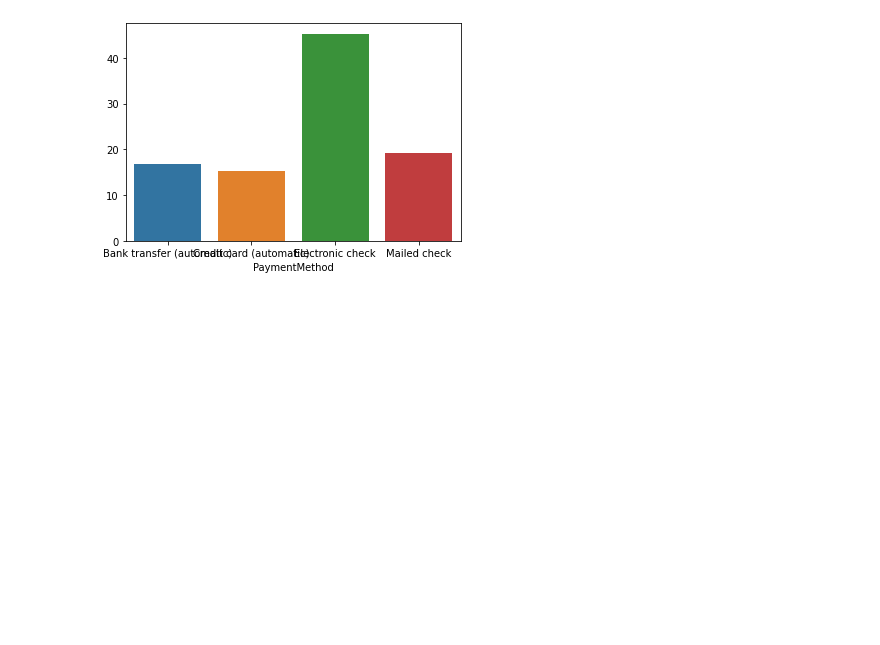
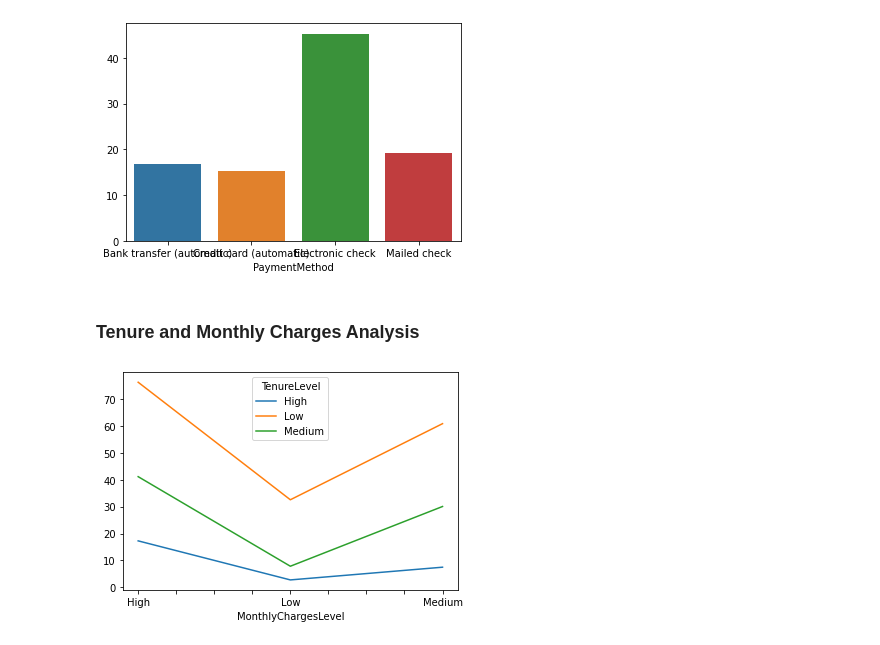
Before and after one commit to ruwzeta/1009-Final-assignment, a Jupyter notebook: Final Assignment.ipynb, the cells around one changed output. Drawn from its saved outputs; the diff is of its cells as text; code cells hidden in the pictures; blank space fills up the shorter version.

```diff
--- a/Final Assignment.ipynb
+++ b/Final Assignment.ipynb
@@ -342,3 +342,31 @@ sns.barplot(df_payment_churned.index,df_payment_churned)
 # %% [output]
 <AxesSubplot:xlabel='PaymentMethod'>
 [figure]
+# %% [markdown]
+### Tenure and Monthly Charges Analysis
+# %%
+df['TenureLevel'] = np.where(
+    df['tenure'] > 50, "High", np.where(
+    df['tenure'] > 10, "Medium", "Low"))
+# %%
+df_grouped = df.groupby(['MonthlyChargesLevel','TenureLevel']).count()
+
+df_spilt_churn = pd.get_dummies(df['Churn'])
+df_spilt_churn_new = pd.concat([df, df_spilt_churn], axis=1)
+
+df_spilt_churn_new = df_spilt_churn_new.drop('Churn',axis=1)
+df_spilt_churn_new
+
+
+df_churngrouped =  df_spilt_churn_new.groupby(['MonthlyChargesLevel','TenureLevel']).sum()
+df_churngrouped
+
+
+df_ten_churned = 100* (df_churngrouped['Yes']/df_grouped['Churn'])
+df_ten_churned
+# sns.regplot(df_ten_churned.index,df_ten_churned)
+
+df_ten_churned.unstack().plot()
+plt.show()
+# %% [output]
+[figure, added]
```
Also changed, not shown: parts of 1 cell of this notebook.
